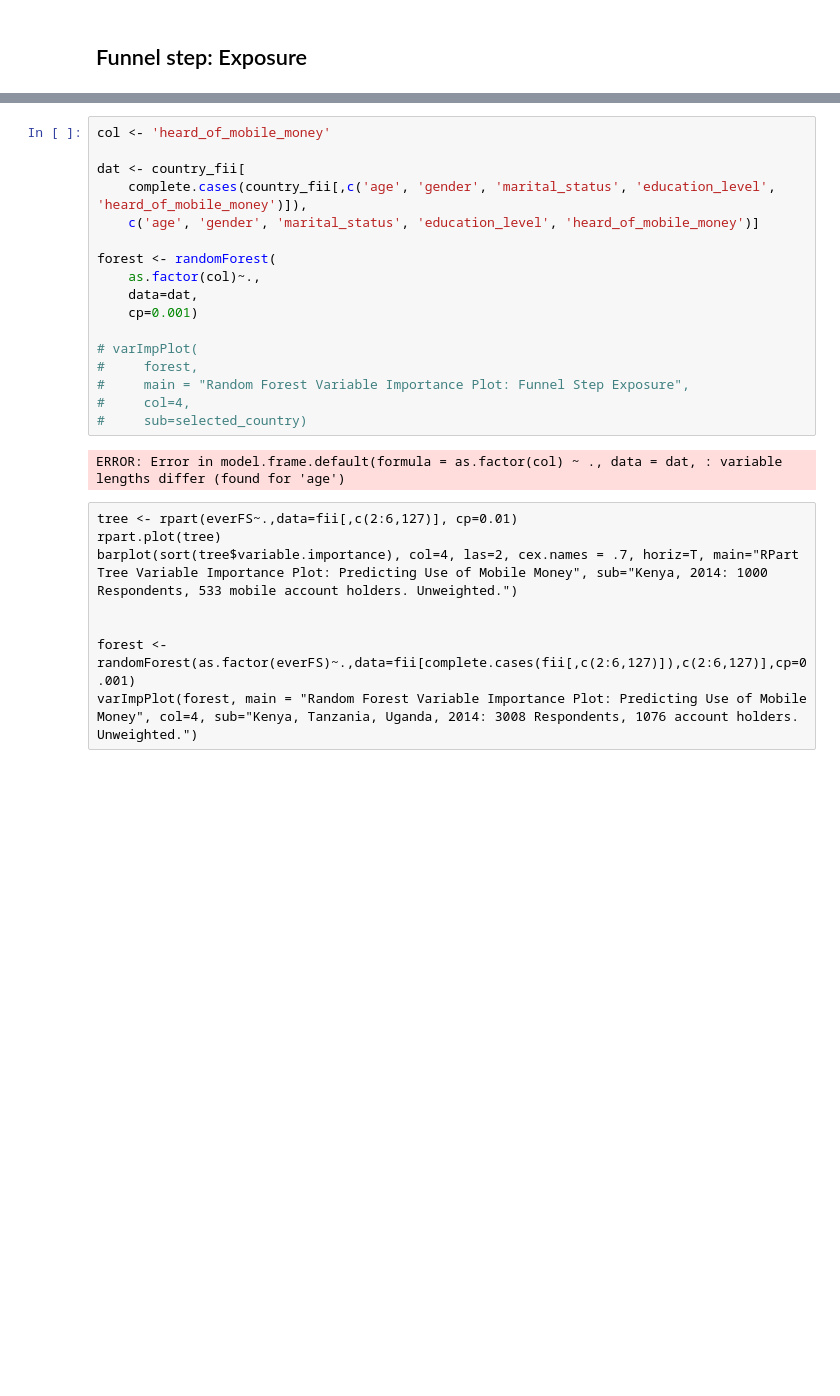
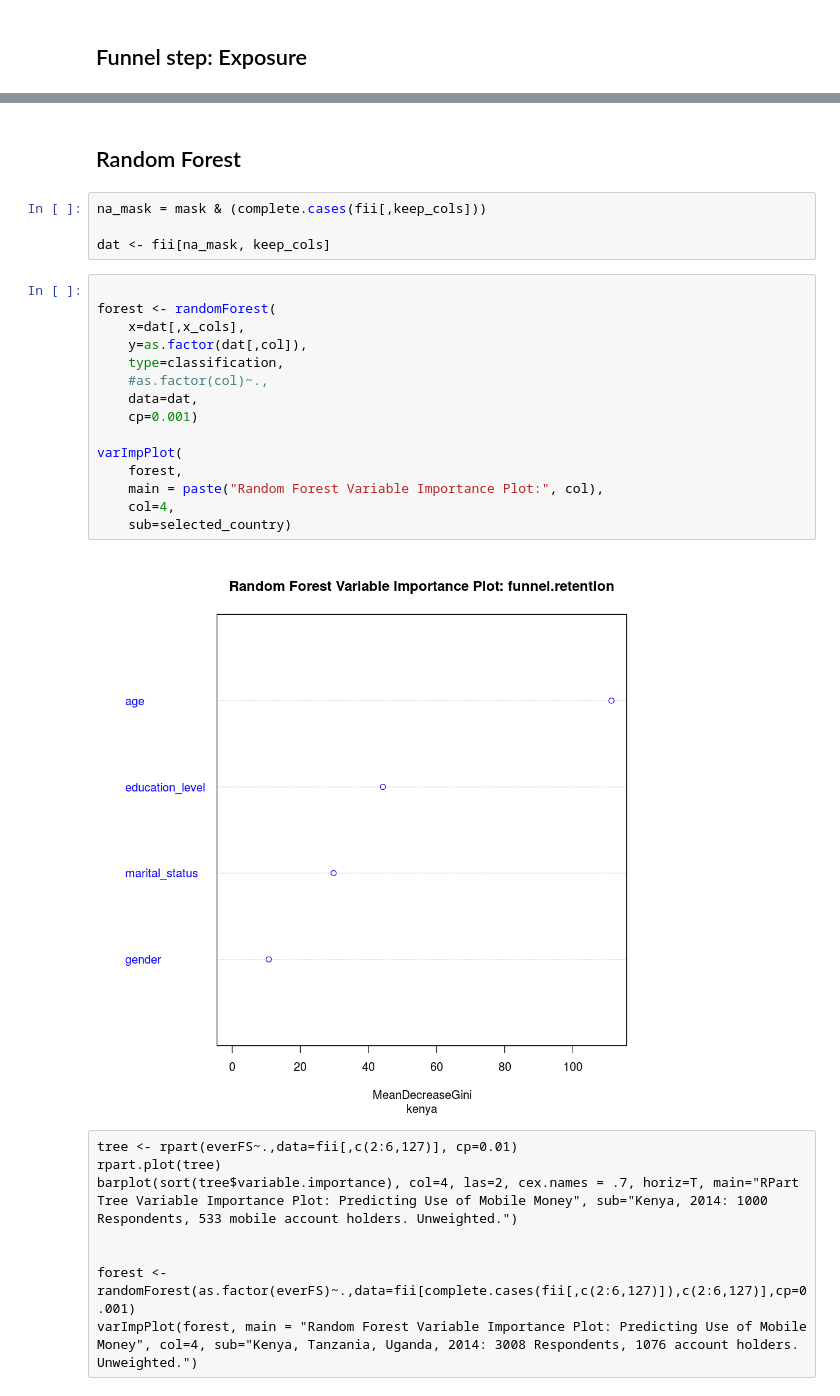
Before and after one commit to cturner500/DoPLER, a Jupyter notebook: R_funnel_analysis.ipynb, the cells around one changed output, grey strips where cells are left out. Saved outputs shown, nothing was run; the diff lists cells and outputs as text; blank space fills up the shorter version.

```diff
--- a/R_funnel_analysis.ipynb
+++ b/R_funnel_analysis.ipynb
@@ -69,22 +196,26 @@ dat <- country_fii[
+# %% [markdown]
+## Random Forest
+# %%
+na_mask = mask & (complete.cases(fii[,keep_cols]))
+
+dat <- fii[na_mask, keep_cols]
 # %%
-col <- 'heard_of_mobile_money'
-
-dat <- country_fii[
-    complete.cases(country_fii[,c('age', 'gender', 'marital_status', 'education_level', 'heard_of_mobile_money')]),
-    c('age', 'gender', 'marital_status', 'education_level', 'heard_of_mobile_money')]
 
 forest <- randomForest(
-    as.factor(col)~.,
+    x=dat[,x_cols],
+    y=as.factor(dat[,col]),
+    type=classification,
+    #as.factor(col)~.,
     data=dat,
     cp=0.001)
 
-# varImpPlot(
-#     forest,
-#     main = "Random Forest Variable Importance Plot: Funnel Step Exposure",
-#     col=4,
-#     sub=selected_country)
+varImpPlot(
+    forest,
+    main = paste("Random Forest Variable Importance Plot:", col),
+    col=4,
+    sub=selected_country)
 # %% [output]
-ERROR: Error in model.frame.default(formula = as.factor(col) ~ ., data = dat, : variable lengths differ (found for 'age')
+[figure, added]
 # %% [raw]
 tree <- rpart(everFS~.,data=fii[,c(2:6,127)], cp=0.01)
 rpart.plot(tree)
```
Also changed, not shown: parts of 19 cells of this notebook, 3 other files.
